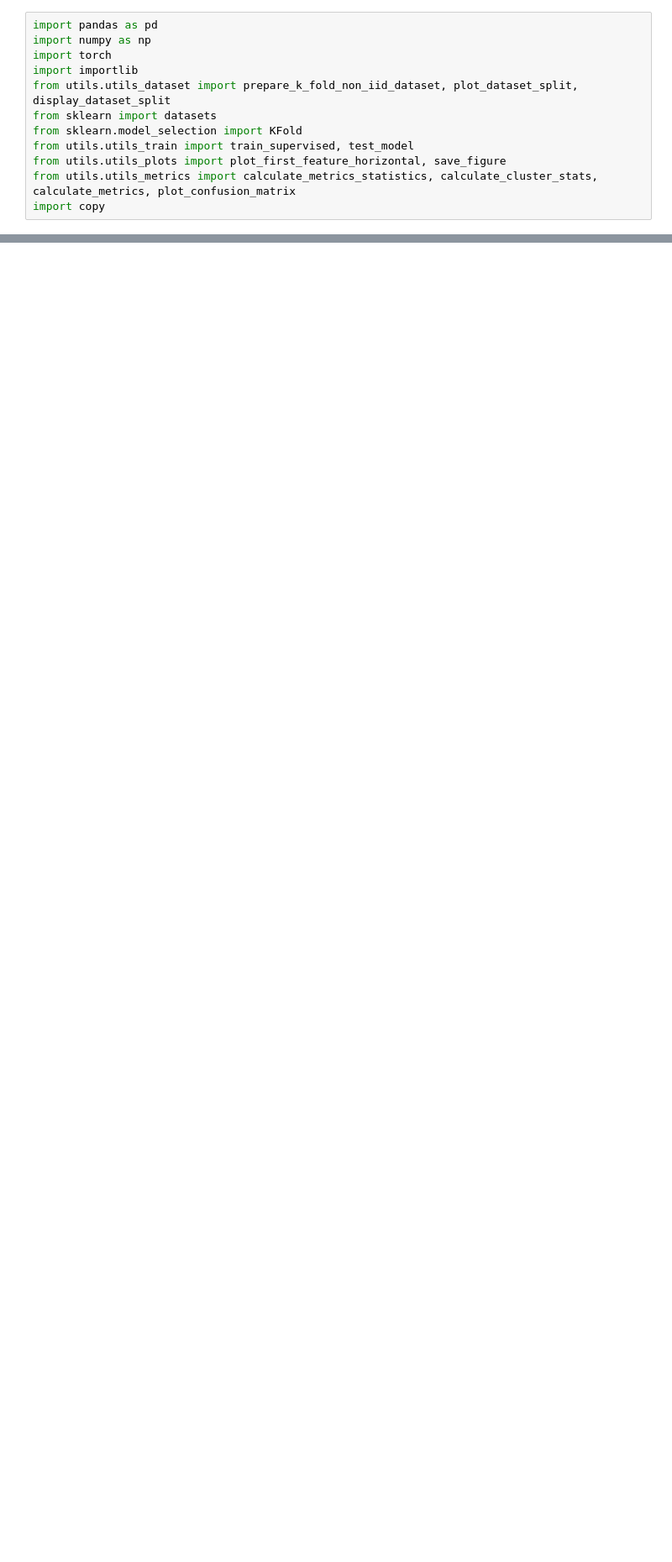
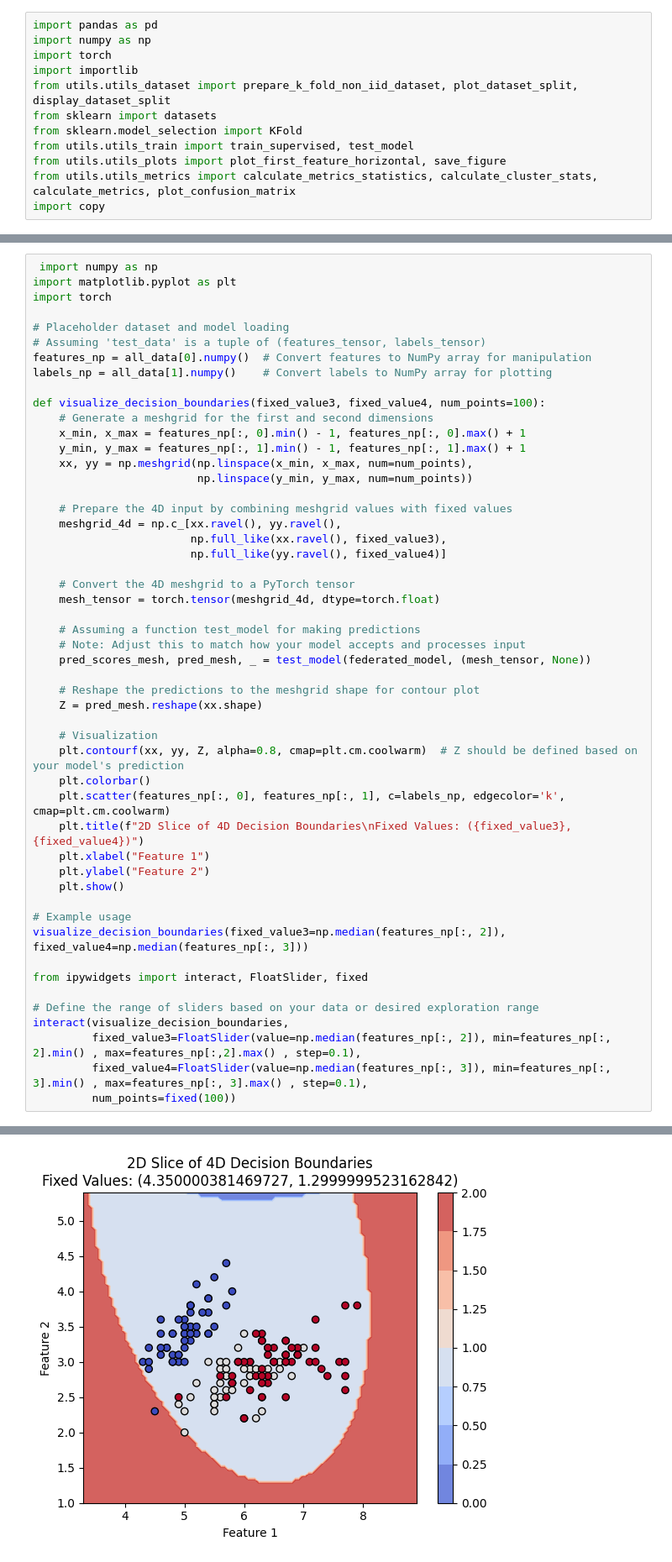
Before and after one commit to mihaozbot/eGAUSSp_Python, a Jupyter notebook: iris_experiment.ipynb, the cells around one changed output, grey strips where cells are left out. Shown at 84% size. Cells and saved outputs as stored; diff of their text form; blank space fills up the shorter version.

```diff
--- a/iris_experiment.ipynb
+++ b/iris_experiment.ipynb
@@ -338,0 +341,52 @@ Updated var_glo values: tensor(0.6575)
+# %%
+ import numpy as np
+import matplotlib.pyplot as plt
+import torch
+
+# Placeholder dataset and model loading
+# Assuming 'test_data' is a tuple of (features_tensor, labels_tensor)
+features_np = all_data[0].numpy()  # Convert features to NumPy array for manipulation
+labels_np = all_data[1].numpy()    # Convert labels to NumPy array for plotting
+
+def visualize_decision_boundaries(fixed_value3, fixed_value4, num_points=100):
+    # Generate a meshgrid for the first and second dimensions
+    x_min, x_max = features_np[:, 0].min() - 1, features_np[:, 0].max() + 1
+    y_min, y_max = features_np[:, 1].min() - 1, features_np[:, 1].max() + 1
+    xx, yy = np.meshgrid(np.linspace(x_min, x_max, num=num_points),
+                         np.linspace(y_min, y_max, num=num_points))
+
+    # Prepare the 4D input by combining meshgrid values with fixed values
+    meshgrid_4d = np.c_[xx.ravel(), yy.ravel(),
+                        np.full_like(xx.ravel(), fixed_value3),
+                        np.full_like(yy.ravel(), fixed_value4)]
+
+    # Convert the 4D meshgrid to a PyTorch tensor
+    mesh_tensor = torch.tensor(meshgrid_4d, dtype=torch.float)
+
+    # Assuming a function test_model for making predictions
+    # Note: Adjust this to match how your model accepts and processes input
+    pred_scores_mesh, pred_mesh, _ = test_model(federated_model, (mesh_tensor, None))
+
+    # Reshape the predictions to the meshgrid shape for contour plot
+    Z = pred_mesh.reshape(xx.shape)
+
+    # Visualization
+    plt.contourf(xx, yy, Z, alpha=0.8, cmap=plt.cm.coolwarm)  # Z should be defined based on your model's prediction
+    plt.colorbar()
+    plt.scatter(features_np[:, 0], features_np[:, 1], c=labels_np, edgecolor='k', cmap=plt.cm.coolwarm)
+    plt.title(f"2D Slice of 4D Decision Boundaries\nFixed Values: ({fixed_value3}, {fixed_value4})")
+    plt.xlabel("Feature 1")
+    plt.ylabel("Feature 2")
+    plt.show()
+
+# Example usage
+visualize_decision_boundaries(fixed_value3=np.median(features_np[:, 2]), fixed_value4=np.median(features_np[:, 3]))
+
+from ipywidgets import interact, FloatSlider, fixed
+
+# Define the range of sliders based on your data or desired exploration range
+interact(visualize_decision_boundaries,
+         fixed_value3=FloatSlider(value=np.median(features_np[:, 2]), min=features_np[:, 2].min() , max=features_np[:,2].max() , step=0.1),
+         fixed_value4=FloatSlider(value=np.median(features_np[:, 3]), min=features_np[:, 3].min() , max=features_np[:, 3].max() , step=0.1),
+         num_points=fixed(100))
+# %% [output]
@@ -338,0 +394 @@ Updated var_glo values: tensor(0.6575)
+[figure, added]
```
Also changed, not shown: parts of 12 cells of this notebook, 6 other files.
